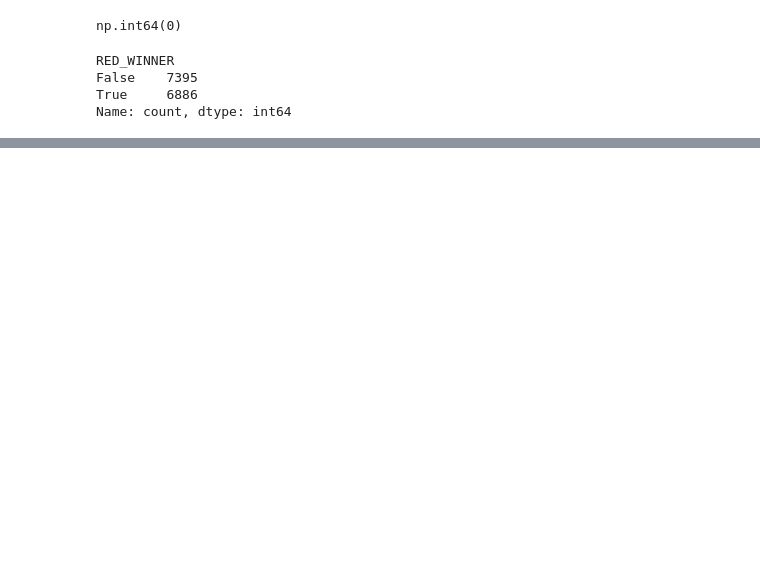
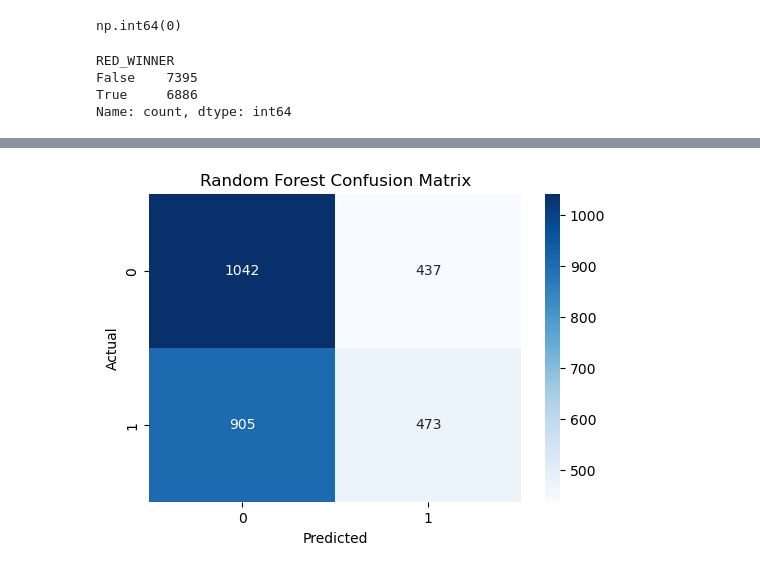
Before and after one commit to R-Rajaie/cs171-lol-draft-analysis, a Jupyter notebook: src/sai/gb_model.ipynb, the cells around one changed output, grey strips where cells are left out. Drawn from its saved outputs; the diff is of its cells as text; code cells hidden in the pictures; blank space fills up the shorter version.

```diff
--- a/src/sai/gb_model.ipynb
+++ b/src/sai/gb_model.ipynb
@@ -189,5 +252,6 @@ print(confusion_matrix(y_test, y_pred))
 # %%
 from sklearn.ensemble import RandomForestClassifier
+
 
 rfc = RandomForestClassifier(random_state=42)
 
@@ -209,13 +273,7 @@ grid = GridSearchCV(
 
 grid.fit(X_train, y_train)
 
-y_pred = grid.predict(X_test)
-
-print("\nBest parameters:", grid.best_params_)
-print("Best CV accuracy:", grid.best_score_)
-print("\nTest accuracy:", accuracy_score(y_test, y_pred))
-print("\nConfusion matrix:")
-print(confusion_matrix(y_test, y_pred))
+ry_pred = grid.predict(X_test)
 # %% [output]
 Fitting 3 folds for each of 108 candidates, totalling 324 fits
 
@@ -229,0 +313,15 @@ Confusion matrix:
+# %%
+import matplotlib.pyplot as plt
+import seaborn as sns
+from sklearn.metrics import confusion_matrix
+
+r_c = confusion_matrix(y_test, ry_pred)
+
+plt.figure(figsize=(6, 4))
+sns.heatmap(r_c, annot=True, fmt='d', cmap='Blues')
+plt.title("Random Forest Confusion Matrix")
+plt.xlabel("Predicted")
+plt.ylabel("Actual")
+plt.show()
+# %% [output]
+[figure, added]
```
Also changed, not shown: parts of 13 cells of this notebook, 1 other file.
